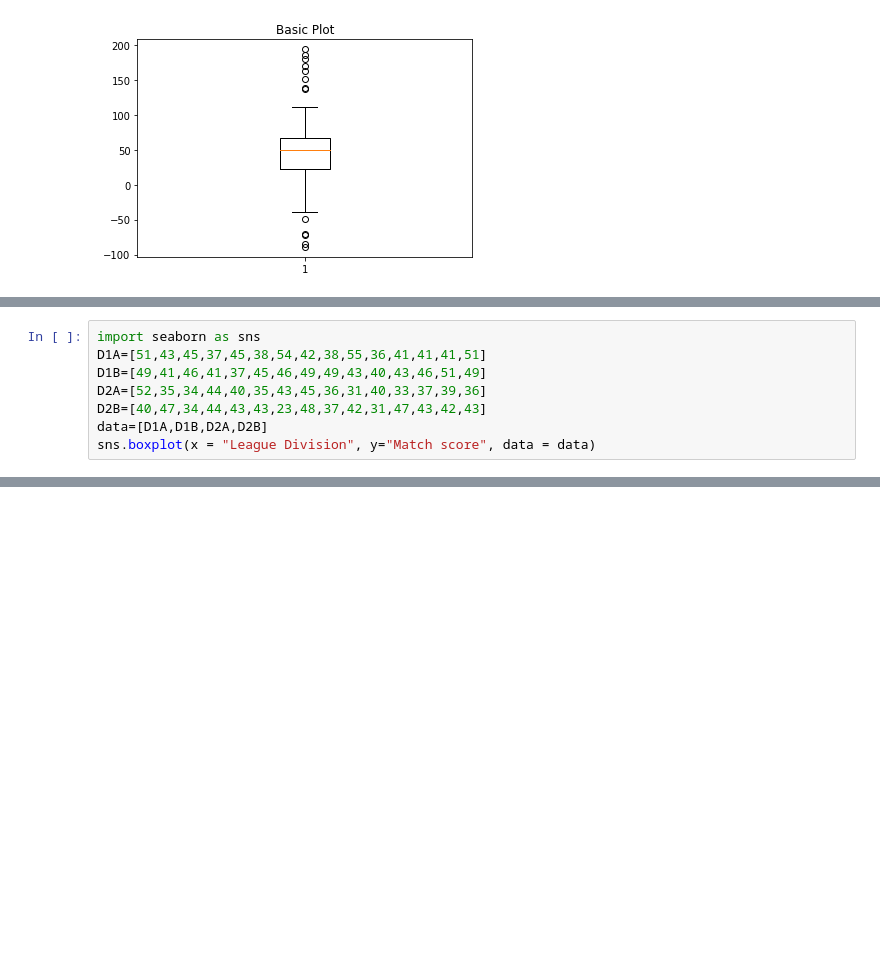
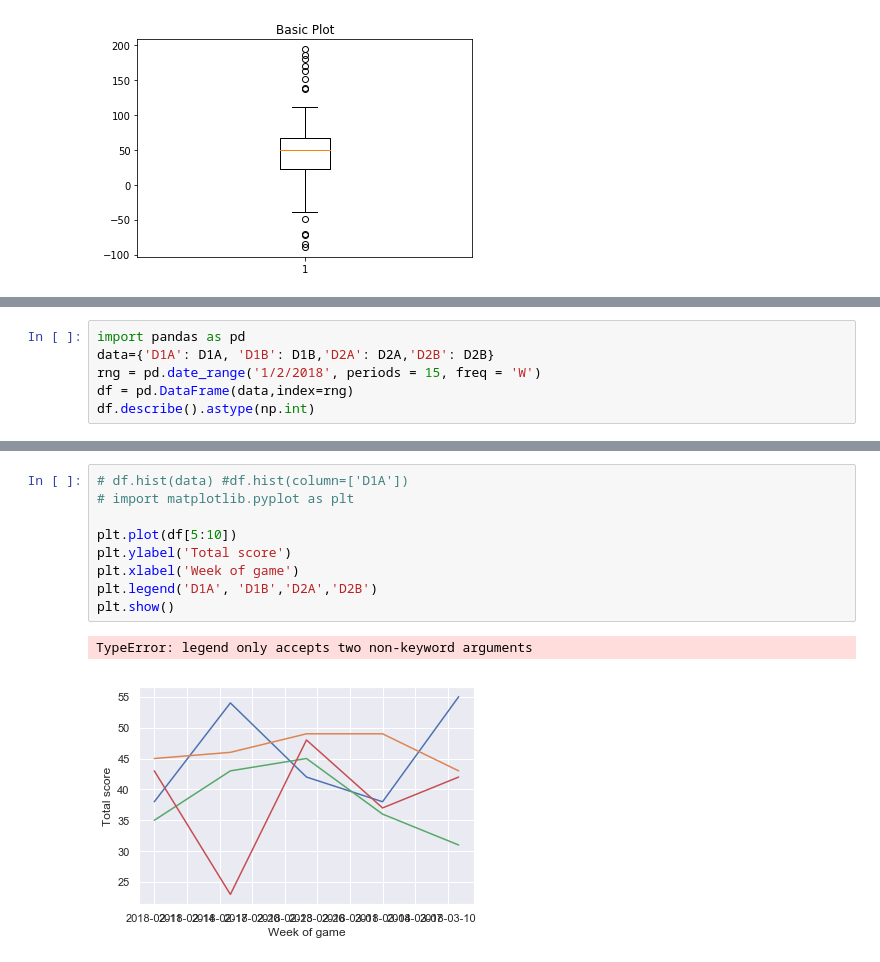
Before and after one commit to mikequaid/Proj-Funda, a Jupyter notebook: boxplot.ipynb, the cells around one changed output, grey strips where cells are left out. Saved outputs shown, nothing was run; the diff lists cells and outputs as text; blank space fills up the shorter version.

Commit message:
boxplot components

```diff
--- a/boxplot.ipynb
+++ b/boxplot.ipynb
@@ -82,11 +85,3 @@ plt.boxplot(data) # plot the dataframes as a box plot
 plt.show()
 # %% [output]
 [figure]
-# %%
-import seaborn as sns
-D1A=[51,43,45,37,45,38,54,42,38,55,36,41,41,41,51]
-D1B=[49,41,46,41,37,45,46,49,49,43,40,43,46,51,49]
-D2A=[52,35,34,44,40,35,43,45,36,31,40,33,37,39,36]
-D2B=[40,47,34,44,43,43,23,48,37,42,31,47,43,42,43]
-data=[D1A,D1B,D2A,D2B]
-sns.boxplot(x = "League Division", y="Match score", data = data)
@@ -104,0 +88,6 @@ AttributeError: 'list' object has no attribute 'get'
+# %%
+import pandas as pd
+data={'D1A': D1A, 'D1B': D1B,'D2A': D2A,'D2B': D2B}
+rng = pd.date_range('1/2/2018', periods = 15, freq = 'W')
+df = pd.DataFrame(data,index=rng)
+df.describe().astype(np.int)
@@ -104,0 +113,12 @@ AttributeError: 'list' object has no attribute 'get'
+# %%
+# df.hist(data) #df.hist(column=['D1A'])
+# import matplotlib.pyplot as plt
+
+plt.plot(df[5:10])
+plt.ylabel('Total score')
+plt.xlabel('Week of game')
+plt.legend('D1A', 'D1B','D2A','D2B')
+plt.show()
+# %% [output]
+TypeError: legend only accepts two non-keyword arguments
+[figure, added]
```
Also changed, not shown: parts of 15 cells of this notebook.
